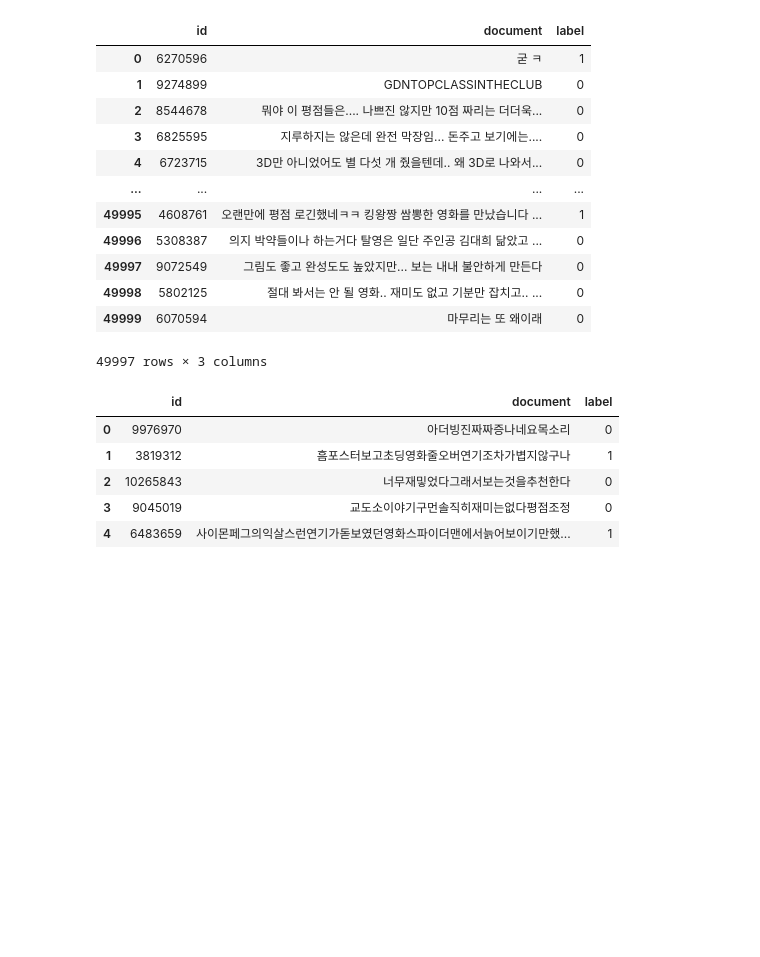
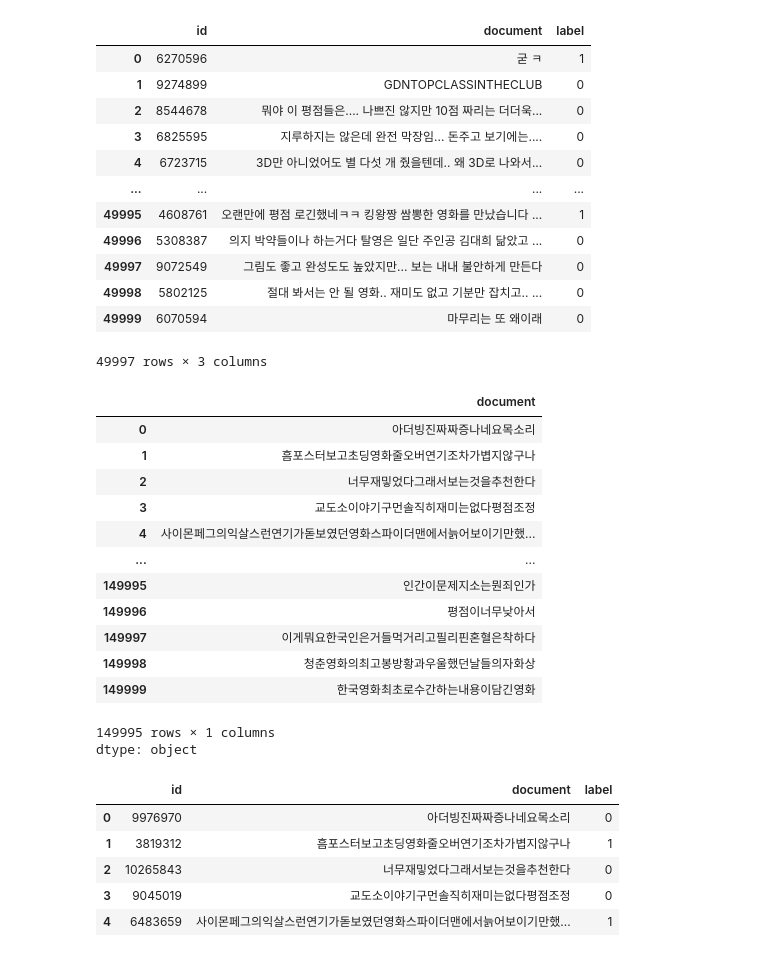
Before and after one commit to limjueun06/DL-study, a Jupyter notebook: ex09_허깅페이스_모델을_활용해_영화리뷰데이터_학습하기.ipynb, the cells around one changed output. Saved outputs shown, nothing was run; the diff lists cells and outputs as text; code cells hidden in the pictures; blank space fills up the shorter version.

```diff
--- a/ex09_허깅페이스_모델을_활용해_영화리뷰데이터_학습하기.ipynb
+++ b/ex09_허깅페이스_모델을_활용해_영화리뷰데이터_학습하기.ipynb
@@ -51,6 +51,23 @@ train_data['document'] = train_data['document'].str.replace('[^가-힣]','', reg
 test_data['document'] = test_data['document'].str.replace('[^가-힣]','', regex=True)
 # ^ : 제외한다는 의미
 # regex=True : 정규식 결과를 적용하는 기능 (정규식 표현을 사용했을때 사용)
+# %%
+train_data['document']
+# %% [output]
+|  | document |
+| 0 | 아더빙진짜짜증나네요목소리 |
+| 1 | 흠포스터보고초딩영화줄오버연기조차가볍지않구나 |
+| 2 | 너무재밓었다그래서보는것을추천한다 |
+| 3 | 교도소이야기구먼솔직히재미는없다평점조정 |
+| 4 | 사이몬페그의익살스런연기가돋보였던영화스파이더맨에서늙어보이기만했... |
+| ... | ... |
+| 149995 | 인간이문제지소는뭔죄인가 |
+| 149996 | 평점이너무낮아서 |
+| 149997 | 이게뭐요한국인은거들먹거리고필리핀혼혈은착하다 |
+| 149998 | 청춘영화의최고봉방황과우울했던날들의자화상 |
+| 149999 | 한국영화최초로수간하는내용이담긴영화 |
+149995 rows × 1 columns
+dtype: object
 # %%
 # 2. 공백제거
 
```
Also changed, not shown: parts of 11 cells of this notebook.
